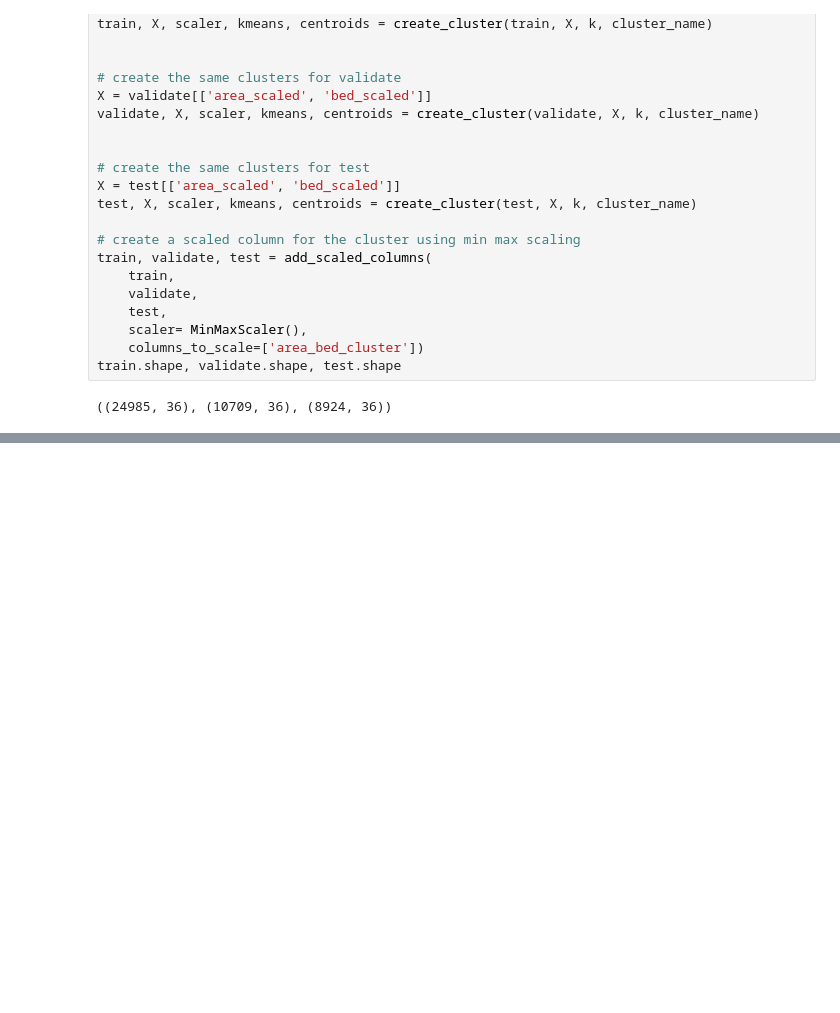
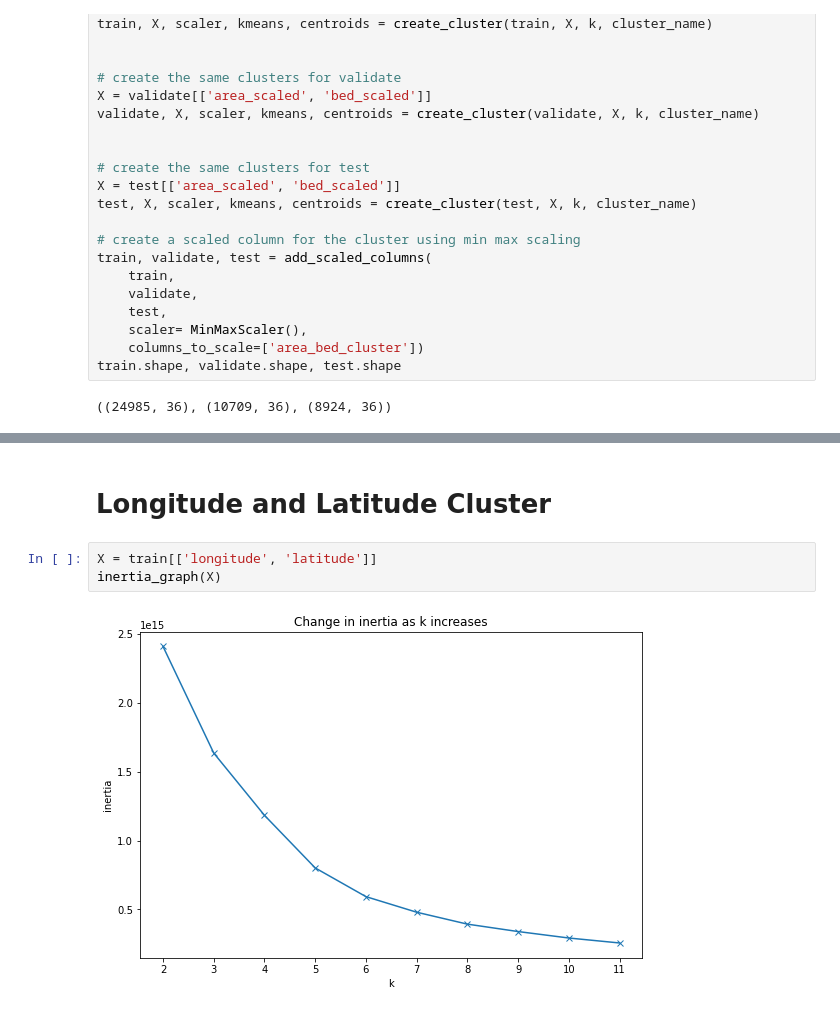
Before and after one commit to lopezelihezer/Clustering_Project, a Jupyter notebook: scratch.ipynb, the cells around one changed output, grey strips where cells are left out. Cells and saved outputs as stored; diff of their text form; blank space fills up the shorter version.

```diff
--- a/scratch.ipynb
+++ b/scratch.ipynb
@@ -696,0 +741,7 @@ plt.show()
+# %% [markdown]
+# Longitude and Latitude Cluster
+# %%
+X = train[['longitude', 'latitude']]
+inertia_graph(X)
+# %% [output]
+[figure, added]
```
Also changed, not shown: parts of 13 cells of this notebook.
